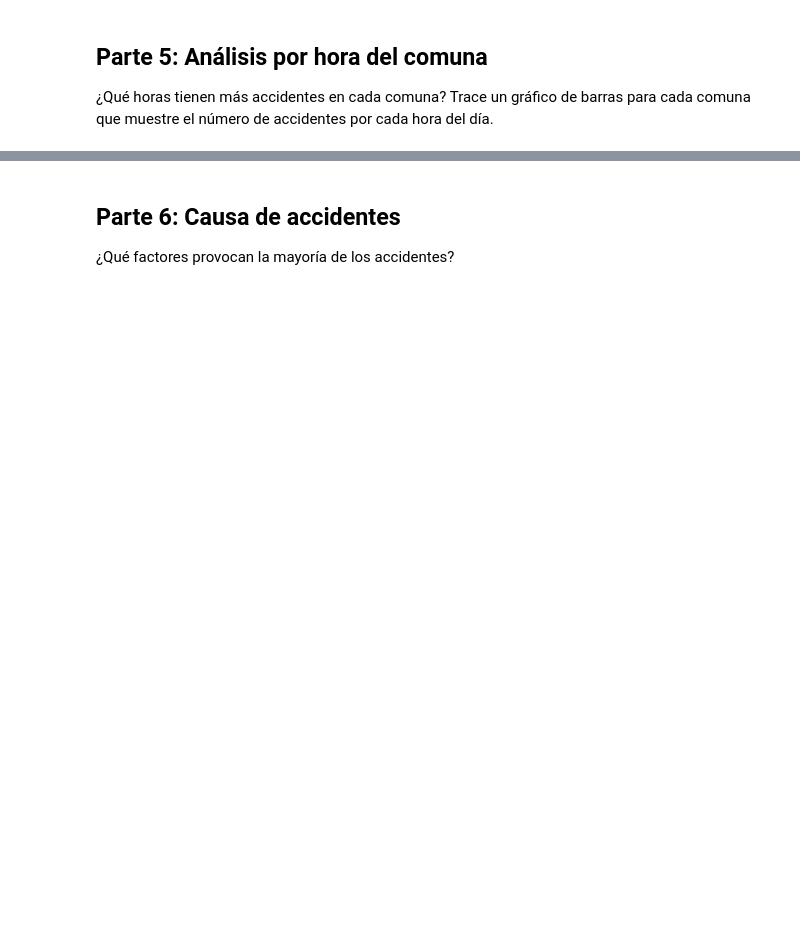
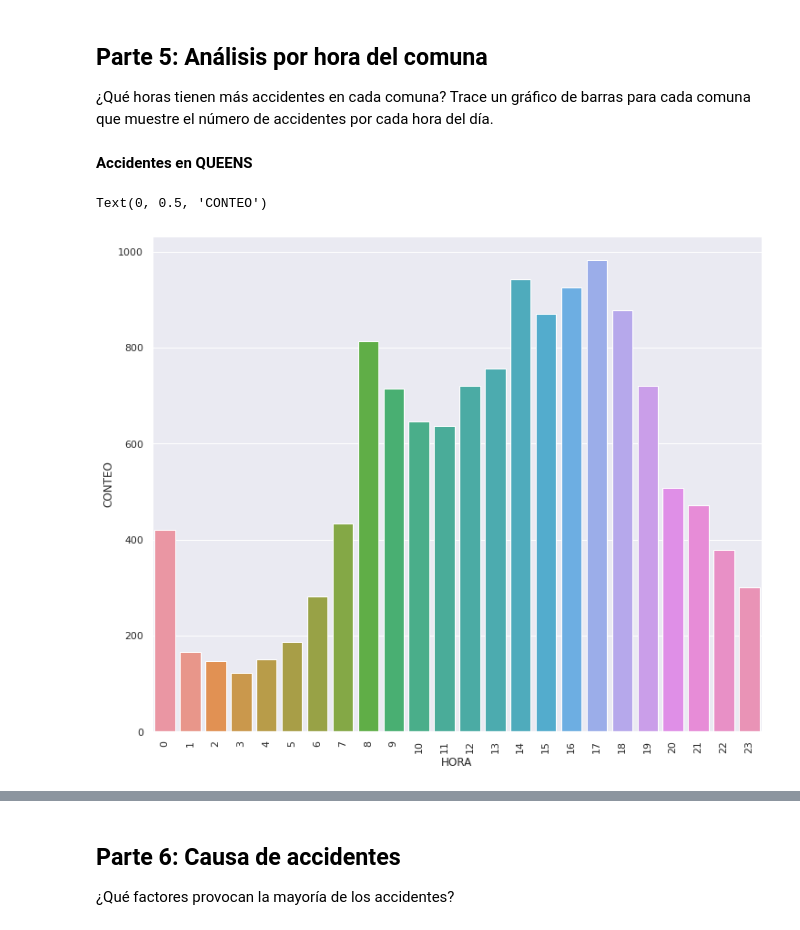
Before and after one commit to hnmelo/MujeresDigitales, a Jupyter notebook: Taller_Semana_4.ipynb, the cells around one changed output, grey strips where cells are left out. Saved outputs shown, nothing was run; the diff lists cells and outputs as text; code cells hidden in the pictures; blank space fills up the shorter version.

```diff
--- a/Taller_Semana_4.ipynb
+++ b/Taller_Semana_4.ipynb
@@ -139,0 +158,17 @@ Trace un gráfico de barras del número total de accidentes en cada comuna, así
+# %%
+#Agrupamos la columna BOROUGH por comuna y guardamos cada una en una variable
+queens = df[df['BOROUGH'] == 'QUEENS']
+bronx = df[df['BOROUGH'] == 'BRONX']
+manhattan = df[df['BOROUGH'] == 'MANHATTAN']
+stis = df[df['BOROUGH'] == 'STATEN ISLAND']
+# %% [markdown]
+**Accidentes en QUEENS**
+# %%
+sns.set(rc={'figure.figsize':(12,10)})
+q_mask = queens.groupby('HORA').count()
+sns.barplot(y='ANO_DIA', x= q_mask.index, data= q_mask)
+plt.xticks(rotation=90)
+plt.ylabel('CONTEO')
+# %% [output]
+Text(0, 0.5, 'CONTEO')
+[figure, added]
```
Also changed, not shown: parts of 15 cells of this notebook.
